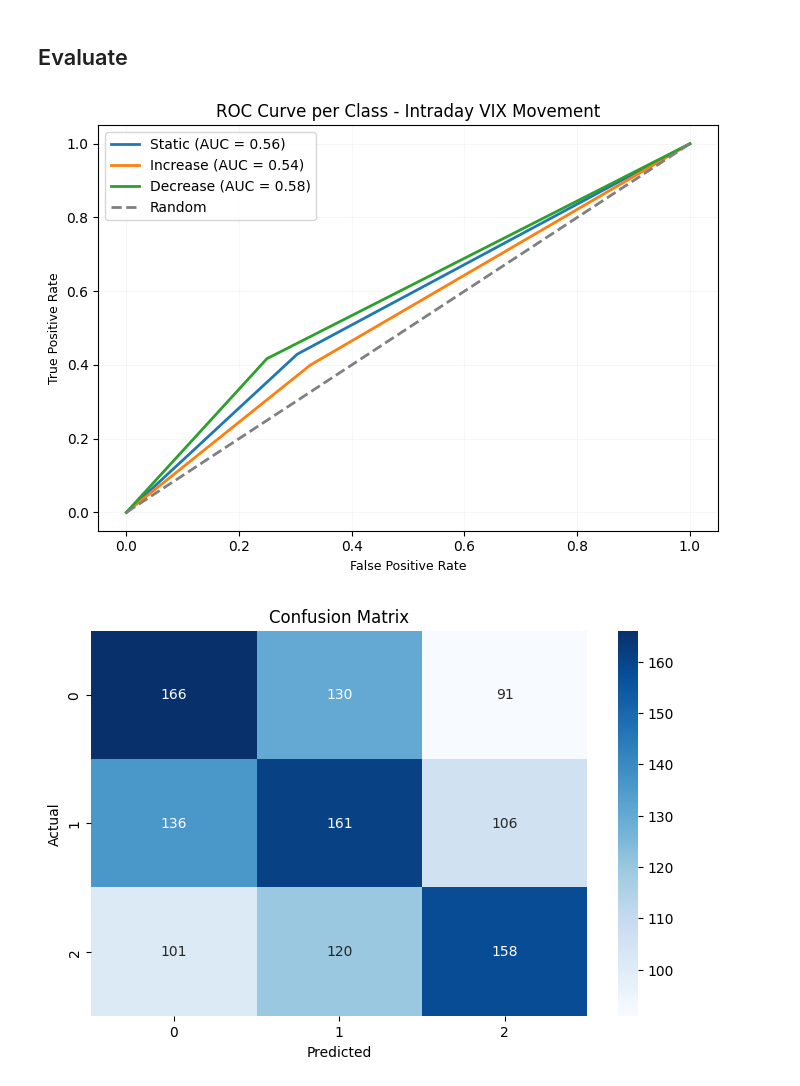
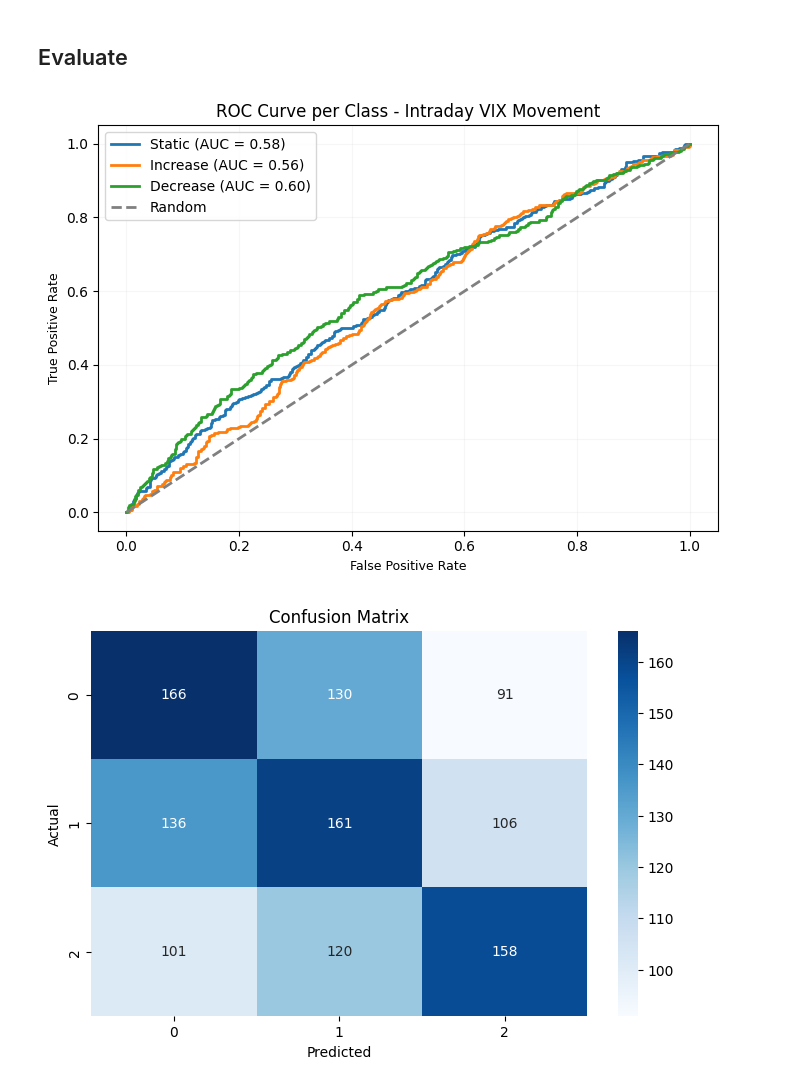
Before and after one commit to AFAcoding/Hierarchical-Regime-Aware-Stacked-Ensemble-for-Intra-day-VIX-Dynamics, a Jupyter notebook: Logistic_Classification.ipynb, the cells around one changed output. Cells and saved outputs as stored; diff of their text form; code cells hidden in the pictures.

```diff
--- a/Logistic_Classification.ipynb
+++ b/Logistic_Classification.ipynb
@@ -384,43 +466,56 @@ print("Mean precision across all splits:", precision_mean)
 # %%
 from sklearn.preprocessing import label_binarize
 from sklearn.metrics import roc_curve, auc
 
-# data
+# TRUE LABELS
 y_true = pred_real['real_class'].values
-y_pred = pred_real['pred_class'].values
 classes = [0, 1, 2]
 
-# trasnform to binary results
 y_true_bin = label_binarize(y_true, classes=classes)
-y_pred_bin = label_binarize(y_pred, classes=classes)
 
 labels = ['Static', 'Increase', 'Decrease']
 
+# PROBABILITIES MATRIX
+y_score = np.column_stack([
+    pred_real['proba_class_0'].values if 'proba_class_0' in pred_real.columns else None,
+    pred_real['proba_class_1'].values,
+    pred_real['proba_class_2'].values if 'proba_class_2' in pred_real.columns else None
+])
+
+# fallback if only 2-class model
+if y_score.shape[1] != len(classes):
+    raise ValueError("ROC multiclass requires probability per class")
+
+# PLOT ROC
 plt.figure(figsize=(7, 5))
 
-# roc curves per class
 roc_aucs = []
-for i, cls in enumerate(classes):
-    fpr, tpr, _ = roc_curve(y_true_bin[:, i], y_pred_bin[:, i])
+
+for i in range(len(classes)):
+
+    fpr, tpr, _ = roc_curve(y_true_bin[:, i], y_score[:, i])
     roc_auc = auc(fpr, tpr)
     roc_aucs.append(roc_auc)
 
-    plt.plot(fpr, tpr, lw=2, label=f'{labels[i]} (AUC = {roc_auc:.2f})')
+    plt.plot(fpr, tpr, lw=2,
+             label=f'{labels[i]} (AUC = {roc_auc:.2f})')
 
-# random curve (0.5 per class, real 0.33 per class)
-plt.plot([0, 1], [0, 1], color='gray', linestyle='--', lw=2, label='Random')
+# Random baseline
+plt.plot([0, 1], [0, 1],
+         color='gray', linestyle='--', lw=2,
+         label='Random')
 
-# labels and style
+# STYLE
 plt.xlabel('False Positive Rate', fontsize=9)
 plt.ylabel('True Positive Rate', fontsize=9)
 plt.title('ROC Curve per Class - Intraday VIX Movement', fontsize=12)
 plt.legend(loc='upper left', fontsize=10)
 plt.grid(alpha=0.1)
 plt.tight_layout()
 
 plt.show()
 # %% [output]
-[figure, old version]
+[figure, new version]
 # %%
 cm = confusion_matrix(pred_real['real_class'], pred_real['pred_class'])
 plt.figure(figsize=(8, 5))
```
Also changed, not shown: parts of 11 cells of this notebook.
